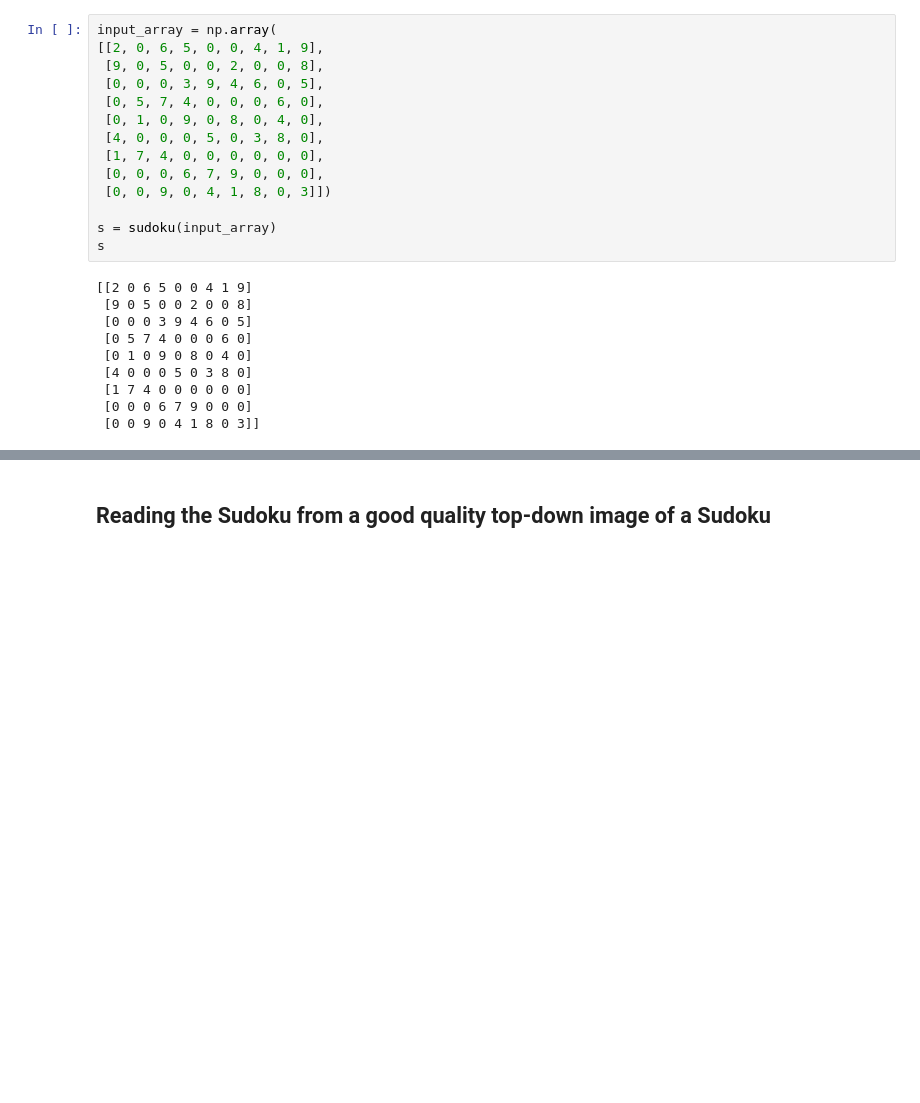
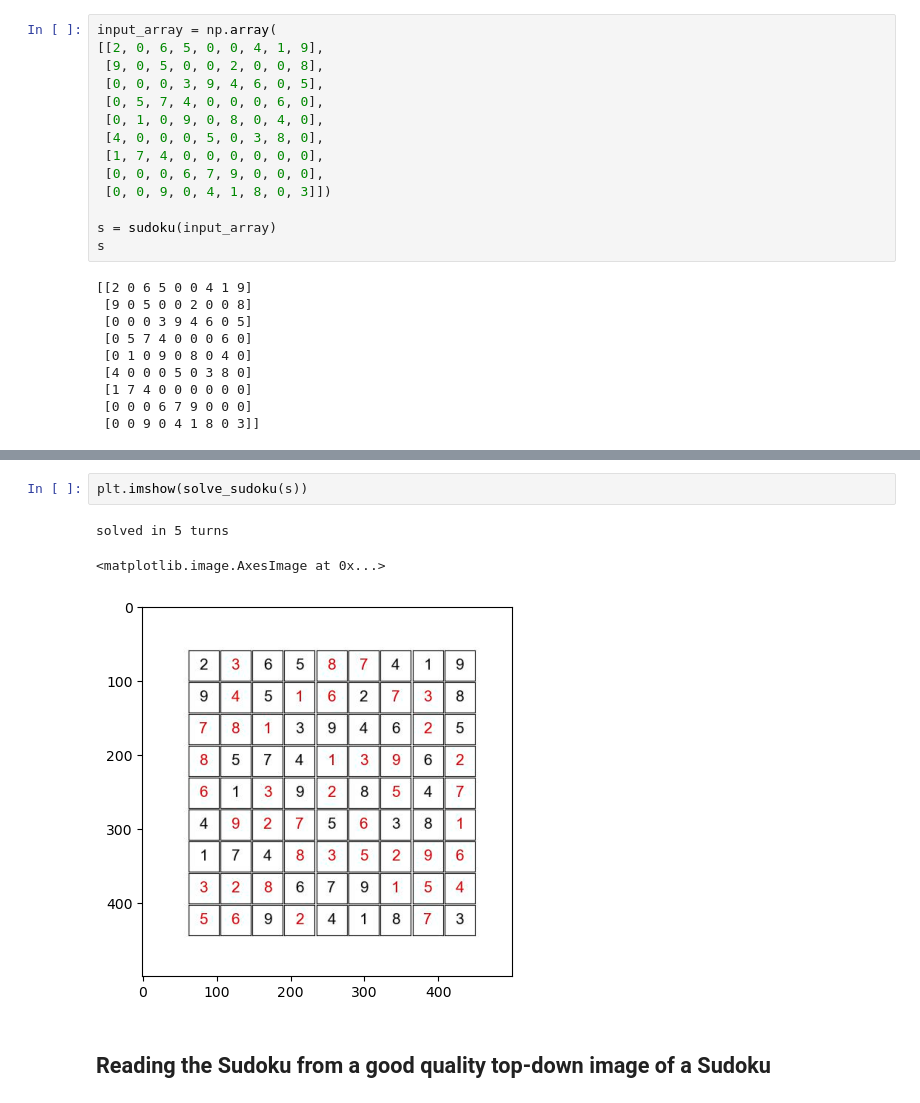
Before and after one commit to NikhilTilak/sudoku-solver, a Jupyter notebook: notebooks/example.ipynb, the cells around one changed output, grey strips where cells are left out. Drawn from its saved outputs; the diff is of its cells as text; blank space fills up the shorter version.

```diff
--- a/notebooks/example.ipynb
+++ b/notebooks/example.ipynb
@@ -57,3 +55,9 @@ solved in 5 turns
+# %%
+plt.imshow(solve_sudoku(s))
+# %% [output]
+solved in 5 turns
+<matplotlib.image.AxesImage at 0x...>
+[figure, added]
 # %% [markdown]
 ##  Reading the Sudoku from a good quality top-down image of a Sudoku
 # %%
```
Also changed, not shown: parts of 20 cells of this notebook, 8 other files.
